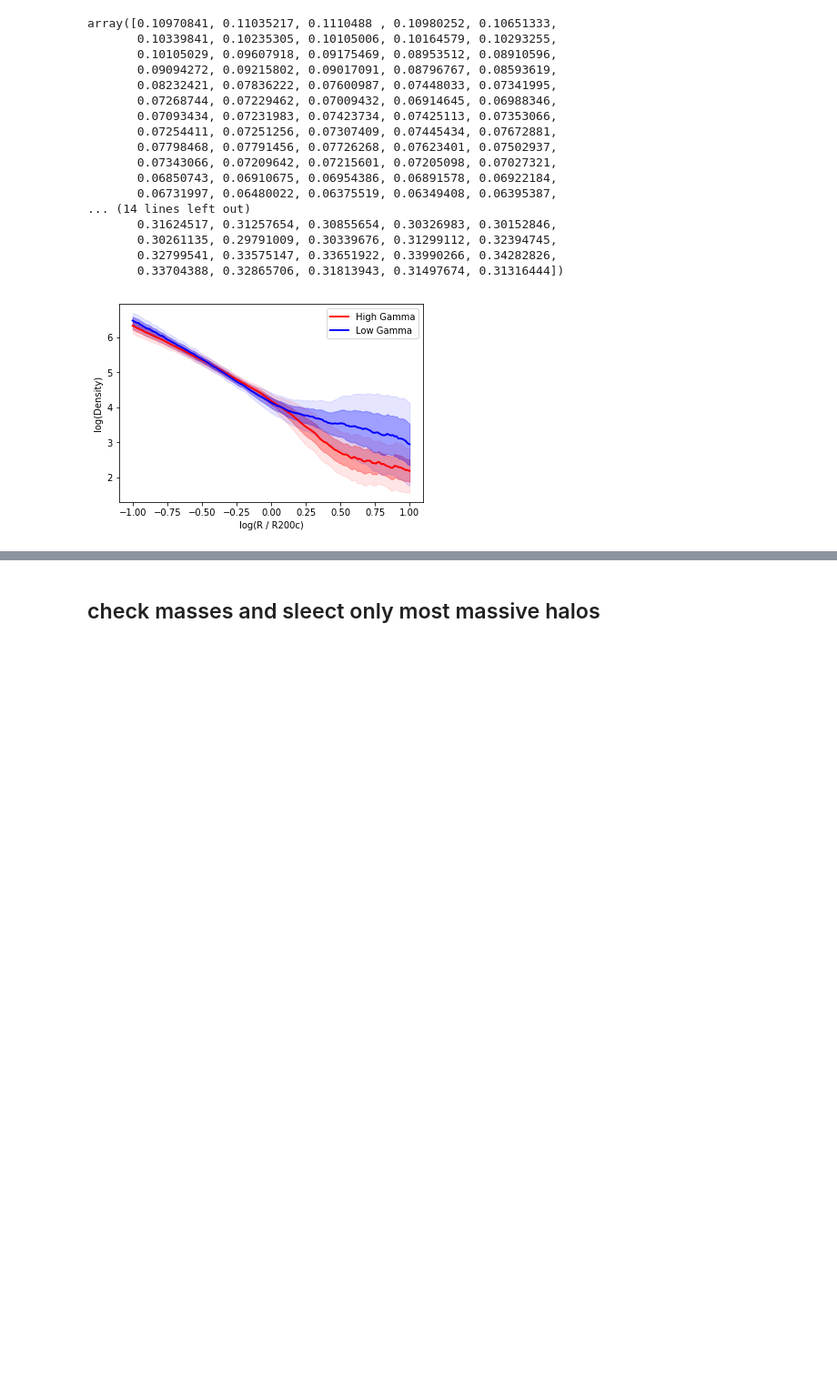
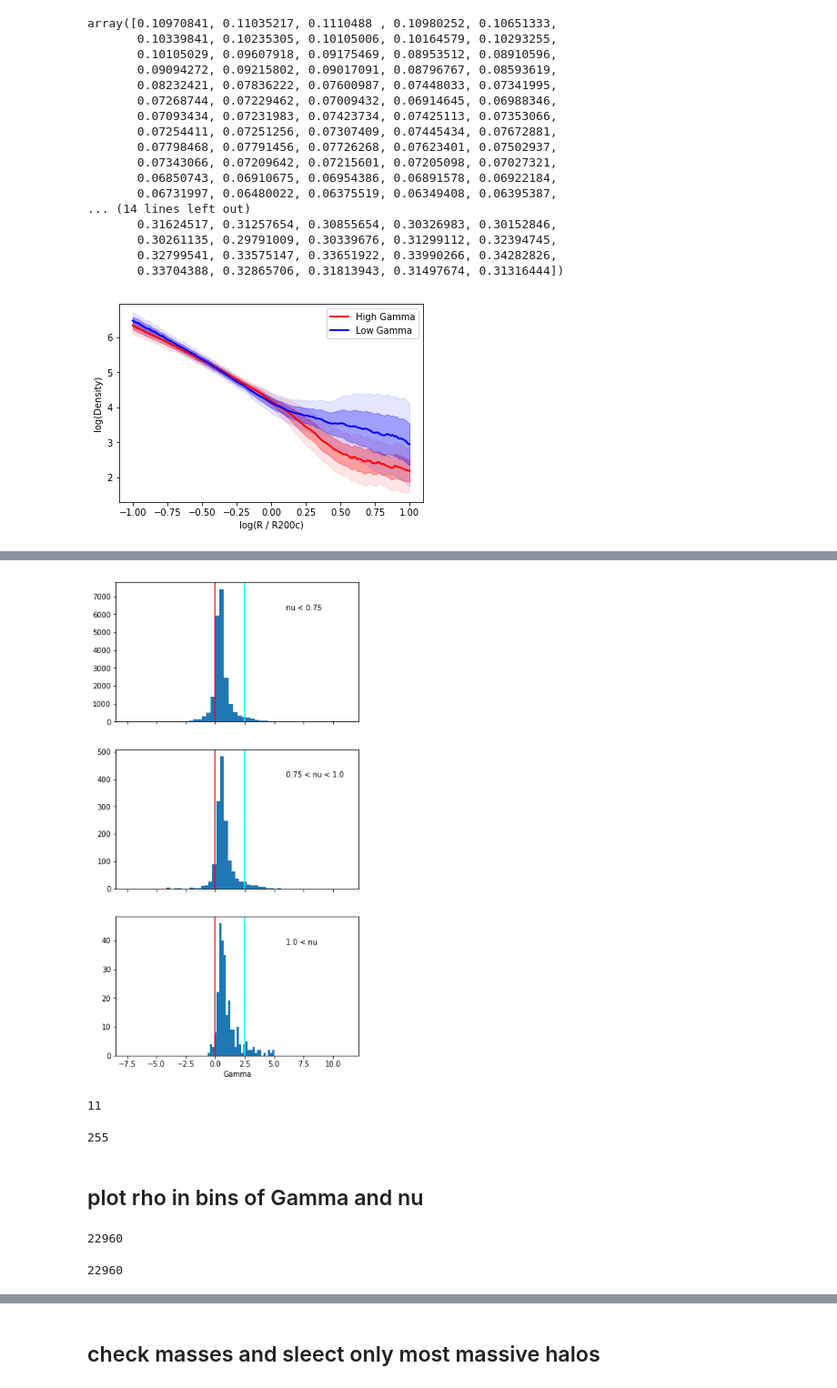
Before and after one commit to f-ardila/data-viz, a Jupyter notebook: Enia_project/testing.ipynb, the cells around one changed output, grey strips where cells are left out. Shown: that part at 91% size. Drawn from its saved outputs; the diff is of its cells as text; code cells hidden in the pictures; blank space fills up the shorter version.

```diff
--- a/Enia_project/testing.ipynb
+++ b/Enia_project/testing.ipynb
@@ -407,0 +447,2 @@ plt.show()
+# %%
+nus_with_Gamma = np.array([nu[np.where(ID_now_cat == id)[0][0]] for id in ID_now])
@@ -407,0 +461,50 @@ plt.show()
+# %%
+nu_low = 0.75
+nu_high = 1.0
+
+lowNu_mask = np.array([nus_with_Gamma<nu_low])[0]
+midNu_mask = np.array([(nus_with_Gamma>nu_low) & (nus_with_Gamma<nu_high)])[0]
+highNu_mask = np.array([nus_with_Gamma>nu_high])[0]
+
+lowNu_Gammas = Gamma[lowNu_mask]
+midNu_Gammas = Gamma[midNu_mask]
+highNu_Gammas = Gamma[highNu_mask]
+# %%
+# plt.figure(figsize=[30,15])
+fig, axes = plt.subplots(3,1, sharex = True, figsize=[6,12])
+
+axes[0].hist(lowNu_Gammas, bins=50)
+axes[0].text(0.7,0.8, 'nu < {0}'.format(nu_low), transform=axes[0].transAxes)
+
+axes[1].hist(midNu_Gammas, bins=30)
+axes[1].text(0.7,0.8, '{0} < nu < {1}'.format(nu_low, nu_high), transform=axes[1].transAxes)
+
+axes[2].hist(highNu_Gammas, bins=30)
+axes[2].text(0.7,0.8, '{0} < nu'.format(nu_high), transform=axes[2].transAxes)
+
+# [ax.text(0.8,0.8, 'nu = ') for ax in axes]
+[ax.axvline(0, color='r') for ax in axes]
+[ax.axvline(2.5, color='cyan') for ax in axes]
+
+plt.xlabel('Gamma')
+plt.show()
+# %% [output]
+[figure, added]
+# %%
+np.sum(highNu_Gammas<0)
+# %% [output]
+11
+# %%
+len(highNu_Gammas)
+# %% [output]
+255
+# %% [markdown]
+## plot rho in bins of Gamma and nu
+# %%
+len(lowGamma_mask[0])
+# %% [output]
+22960
+# %%
+len(ID_now)
+# %% [output]
+22960
```
Also changed, not shown: parts of 38 cells of this notebook.
